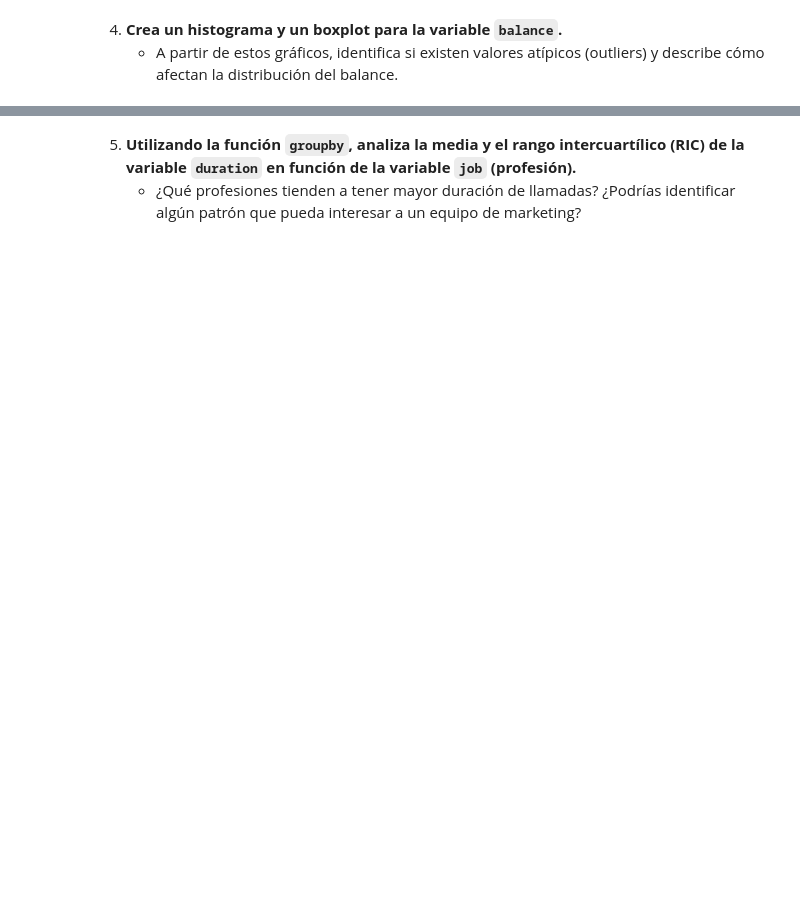
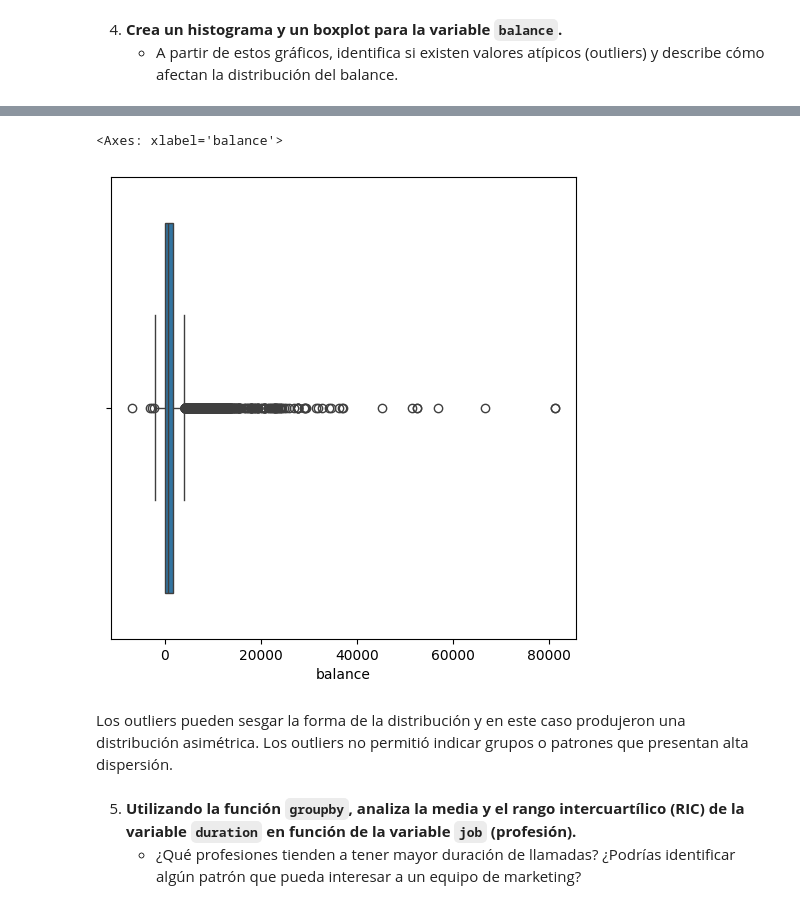
Before and after one commit to PabloAndree/Python_PA, a Jupyter notebook: 01-Fundamentos-Estadistica-Descriptiva-PA.ipynb, the cells around one changed output, grey strips where cells are left out. Saved outputs shown, nothing was run; the diff lists cells and outputs as text; code cells hidden in the pictures; blank space fills up the shorter version.

```diff
--- a/01-Fundamentos-Estadistica-Descriptiva-PA.ipynb
+++ b/01-Fundamentos-Estadistica-Descriptiva-PA.ipynb
@@ -441,3 +525,11 @@ A continuación, tienes seis preguntas retadoras para que pongas en práctica lo
+# %%
+plt.figure(figsize=(6,6))
+sns.boxplot(x='balance', data=pddf, orient='y')
+# %% [output]
+<Axes: xlabel='balance'>
+[figure, added]
+# %% [markdown]
+Los outliers pueden sesgar la forma de la distribución y en este caso produjeron una distribución asimétrica. Los outliers no permitió indicar grupos o patrones que presentan alta dispersión.
 # %% [markdown]
 
 5. **Utilizando la función `groupby`, analiza la media y el rango intercuartílico (RIC) de la variable `duration` en función de la variable `job` (profesión).**
```
Also changed, not shown: parts of 28 cells of this notebook.
